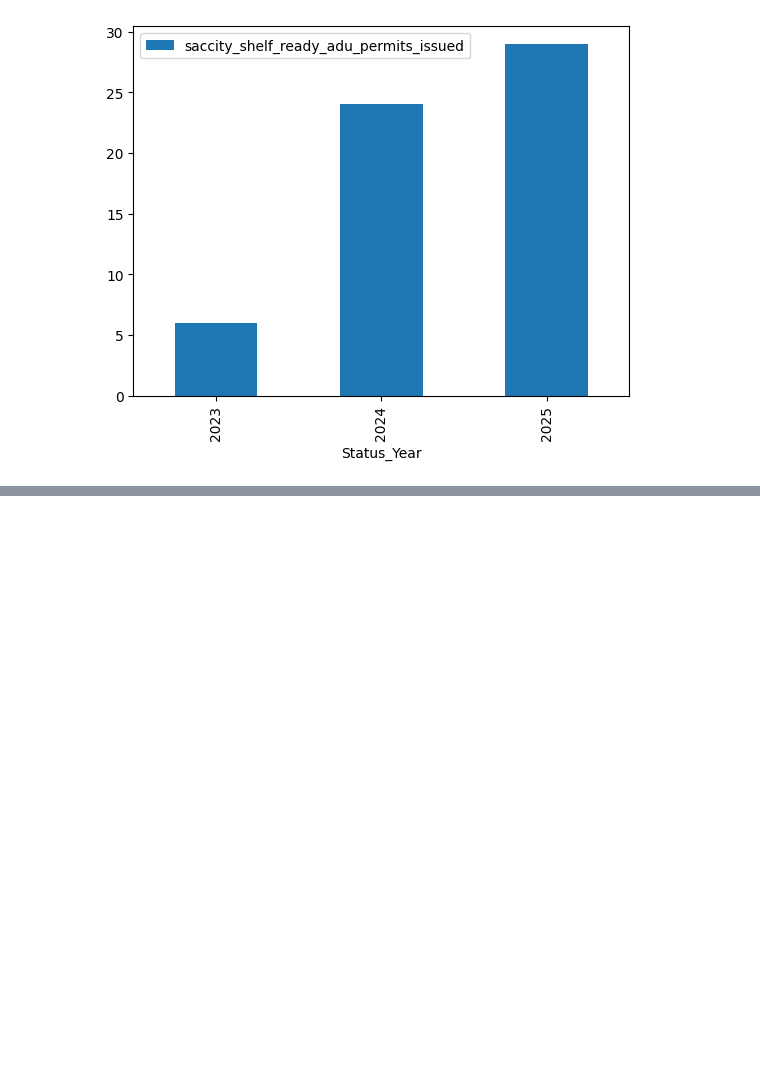
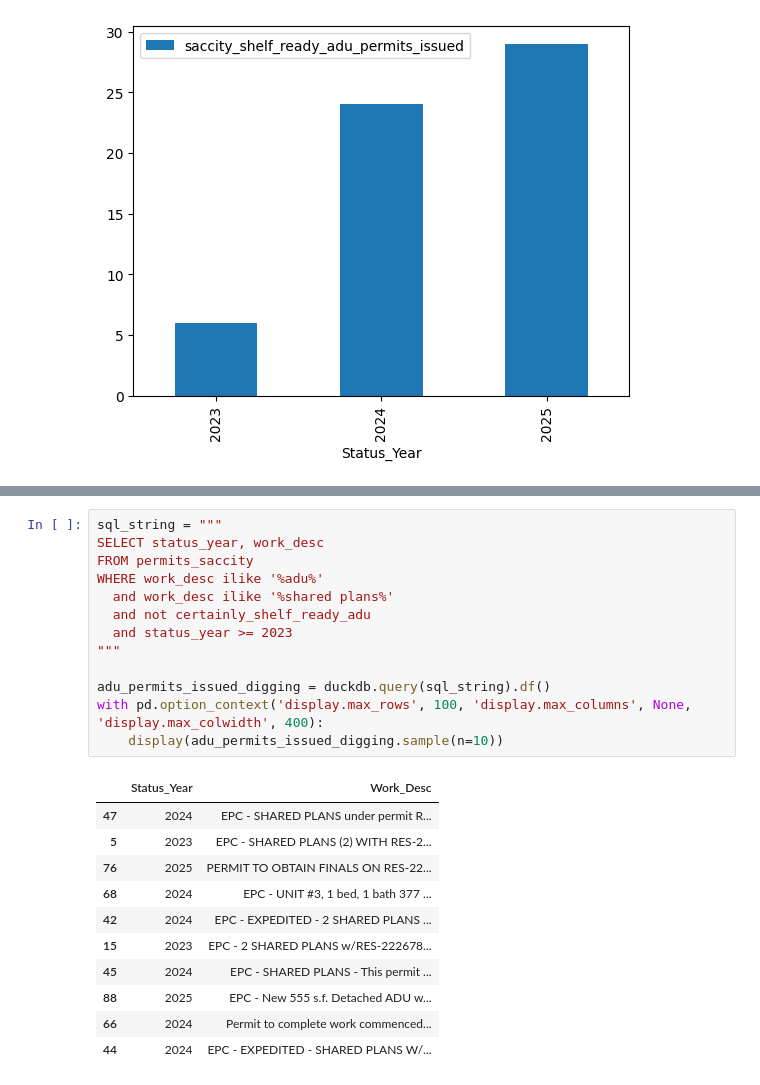
Before and after one commit to pwnage101/adus_research, a Jupyter notebook: ADUs.ipynb, the cells around one changed output, grey strips where cells are left out. Saved outputs shown, nothing was run; the diff lists cells and outputs as text; blank space fills up the shorter version.

```diff
--- a/ADUs.ipynb
+++ b/ADUs.ipynb
@@ -402,0 +397,25 @@ Water conserving fixtures are required to be installed throughout this residence
+# %%
+sql_string = """
+SELECT status_year, work_desc
+FROM permits_saccity
+WHERE work_desc ilike '%adu%'
+  and work_desc ilike '%shared plans%'
+  and not certainly_shelf_ready_adu
+  and status_year >= 2023
+"""
+
+adu_permits_issued_digging = duckdb.query(sql_string).df()
+with pd.option_context('display.max_rows', 100, 'display.max_columns', None, 'display.max_colwidth', 400):
+    display(adu_permits_issued_digging.sample(n=10))
+# %% [output]
+|  | Status_Year | Work_Desc |
+| 47 | 2024 | EPC - SHARED PLANS under permit R... |
+| 5 | 2023 | EPC - SHARED PLANS (2) WITH RES-2... |
+| 76 | 2025 | PERMIT TO OBTAIN FINALS ON RES-22... |
+| 68 | 2024 | EPC - UNIT #3, 1 bed, 1 bath 377 ... |
+| 42 | 2024 | EPC - EXPEDITED - 2 SHARED PLANS ... |
+| 15 | 2023 | EPC - 2 SHARED PLANS w/RES-222678... |
+| 45 | 2024 | EPC - SHARED PLANS - This permit ... |
+| 88 | 2025 | EPC - New 555 s.f. Detached ADU w... |
+| 66 | 2024 | Permit to complete work commenced... |
+| 44 | 2024 | EPC - EXPEDITED - SHARED PLANS W/... |
```
Also changed, not shown: parts of 8 cells of this notebook.
